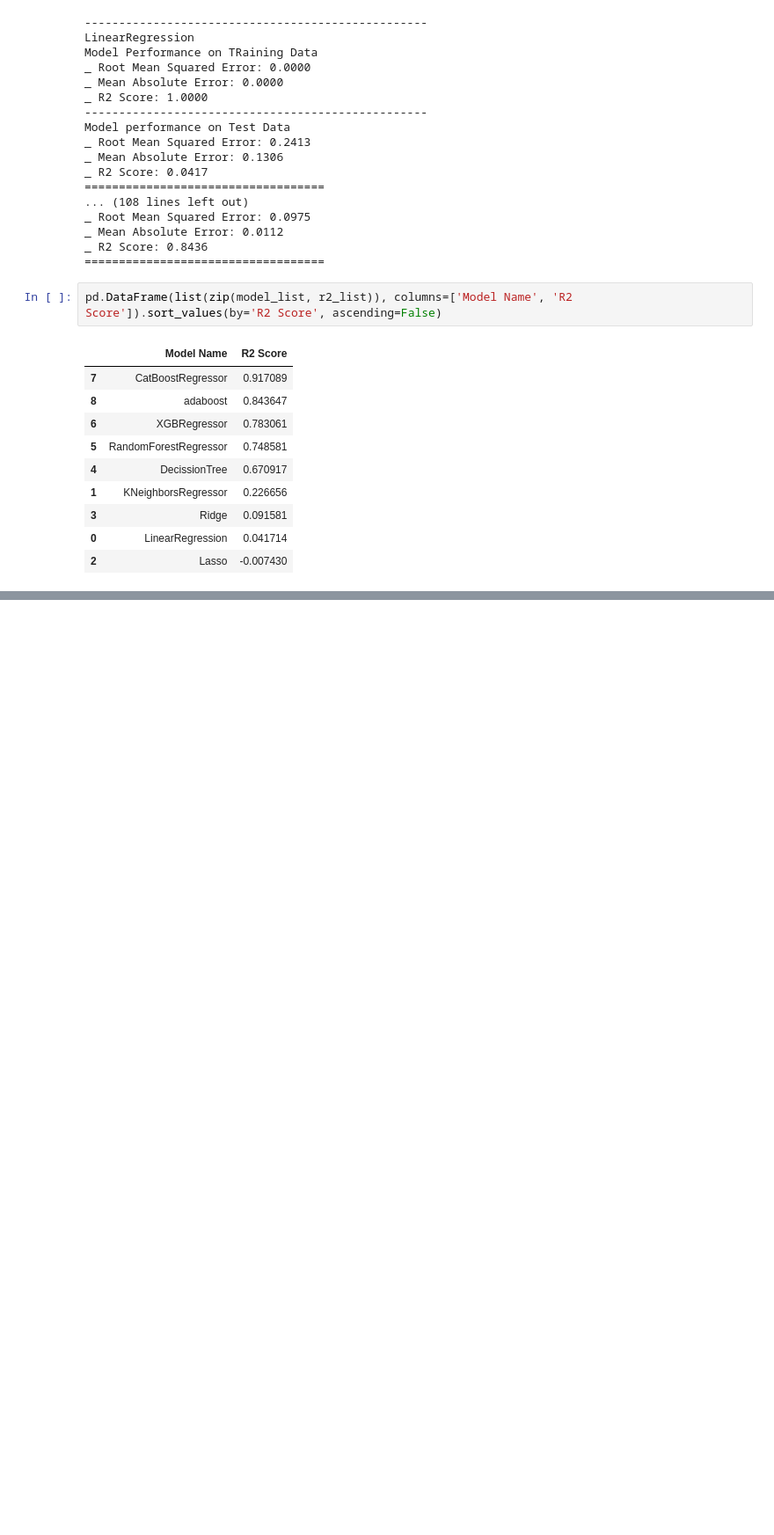
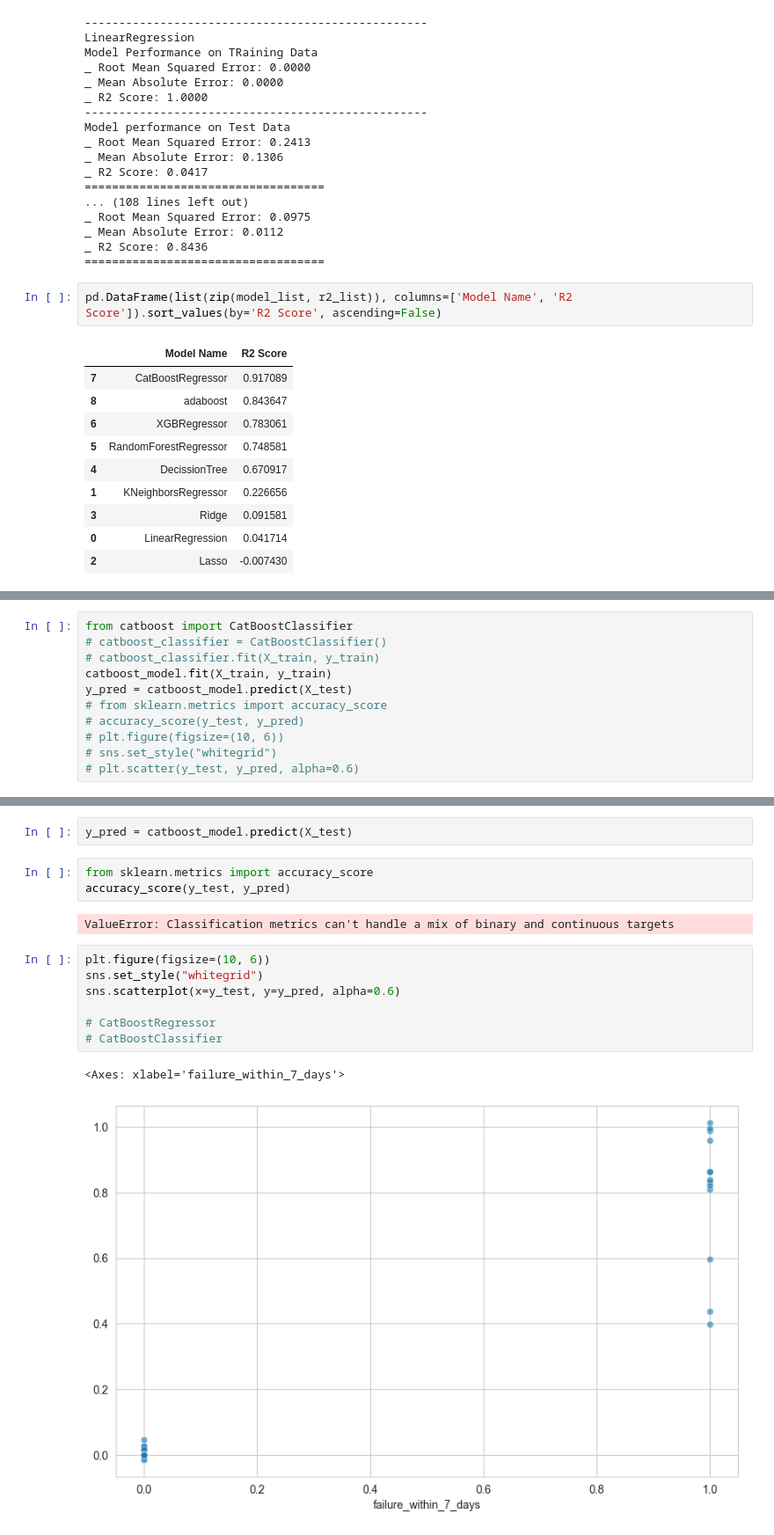
Before and after one commit to dhailu/ML_predict_equipment_failures, a Jupyter notebook: Notebook/Model_training.ipynb, the cells around one changed output, grey strips where cells are left out. Shown: that part at 88% size. Saved outputs shown, nothing was run; the diff lists cells and outputs as text; blank space fills up the shorter version.

```diff
--- a/Notebook/Model_training.ipynb
+++ b/Notebook/Model_training.ipynb
@@ -211,0 +226,11 @@ print(" Acuracy of the train model is %.2f" %score_train)  ## 100% fit means wha
+# %%
+from catboost import CatBoostClassifier
+# catboost_classifier = CatBoostClassifier()
+# catboost_classifier.fit(X_train, y_train)
+catboost_model.fit(X_train, y_train)
+y_pred = catboost_model.predict(X_test)
+# from sklearn.metrics import accuracy_score
+# accuracy_score(y_test, y_pred)
+# plt.figure(figsize=(10, 6))
+# sns.set_style("whitegrid")
+# plt.scatter(y_test, y_pred, alpha=0.6)
@@ -211,0 +273,17 @@ print(" Acuracy of the train model is %.2f" %score_train)  ## 100% fit means wha
+# %%
+y_pred = catboost_model.predict(X_test)
+# %%
+from sklearn.metrics import accuracy_score
+accuracy_score(y_test, y_pred)
+# %% [output]
+ValueError: Classification metrics can't handle a mix of binary and continuous targets
+# %%
+plt.figure(figsize=(10, 6))
+sns.set_style("whitegrid")
+sns.scatterplot(x=y_test, y=y_pred, alpha=0.6)
+
+# CatBoostRegressor
+# CatBoostClassifier
+# %% [output]
+<Axes: xlabel='failure_within_7_days'>
+[figure, added]
```
Also changed, not shown: parts of 8 cells of this notebook, 11 other files.
